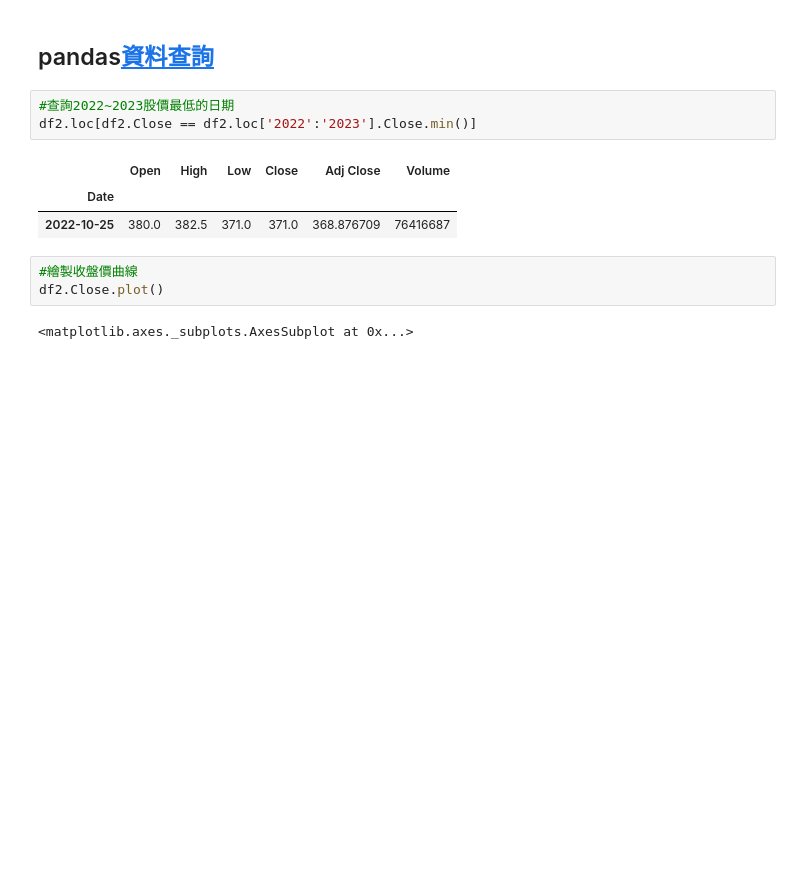
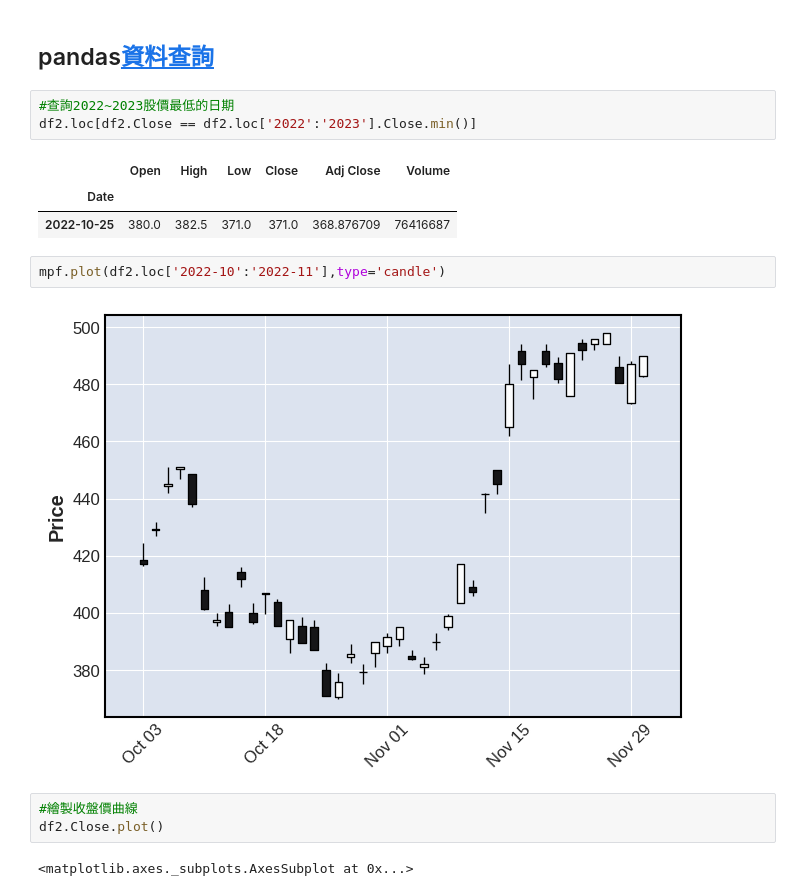
Before and after one commit to taipeihugo/20230205_python_byVictorGau, a Jupyter notebook: 20230219_McCoy.ipynb, the cells around one changed output. Cells and saved outputs as stored; diff of their text form; blank space fills up the shorter version.

```diff
--- a/20230219_McCoy.ipynb
+++ b/20230219_McCoy.ipynb
@@ -677,6 +677,10 @@ df2.loc[df2.Close == df2.loc['2022':'2023'].Close.min()]
 |  | Open | High | Low | Close | Adj Close | Volume |
 | Date |  |  |  |  |  |  |
 | 2022-10-25 | 380.0 | 382.5 | 371.0 | 371.0 | 368.876709 | 76416687 |
+# %%
+mpf.plot(df2.loc['2022-10':'2022-11'],type='candle')
+# %% [output]
+[figure, added]
 # %%
 #繪製收盤價曲線
 df2.Close.plot()
```
